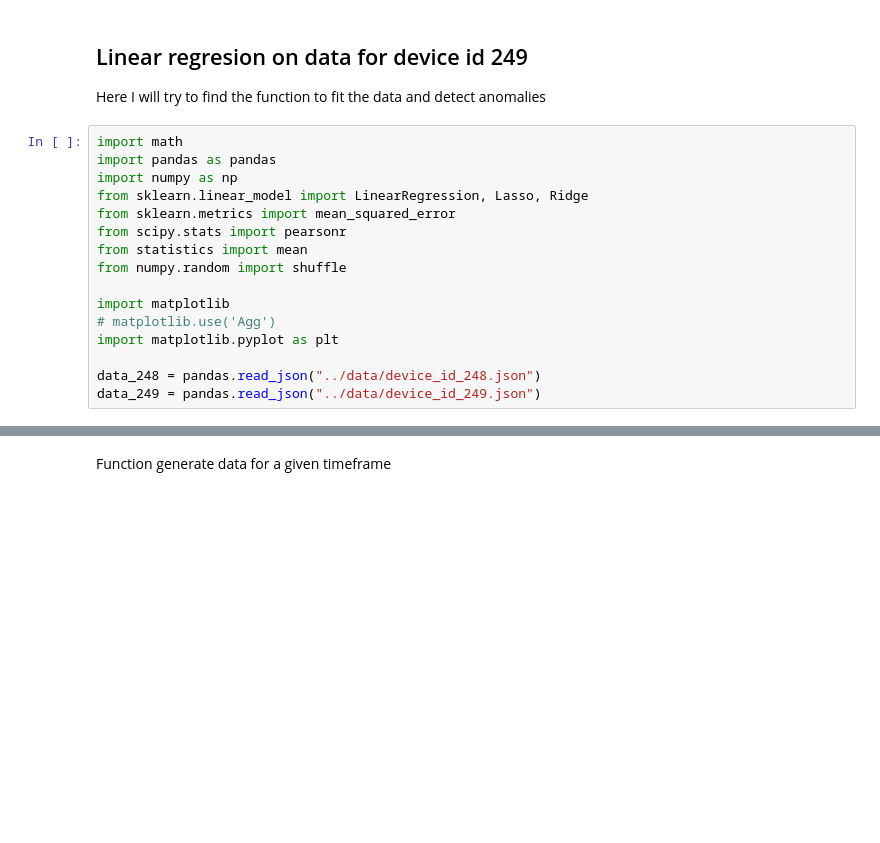
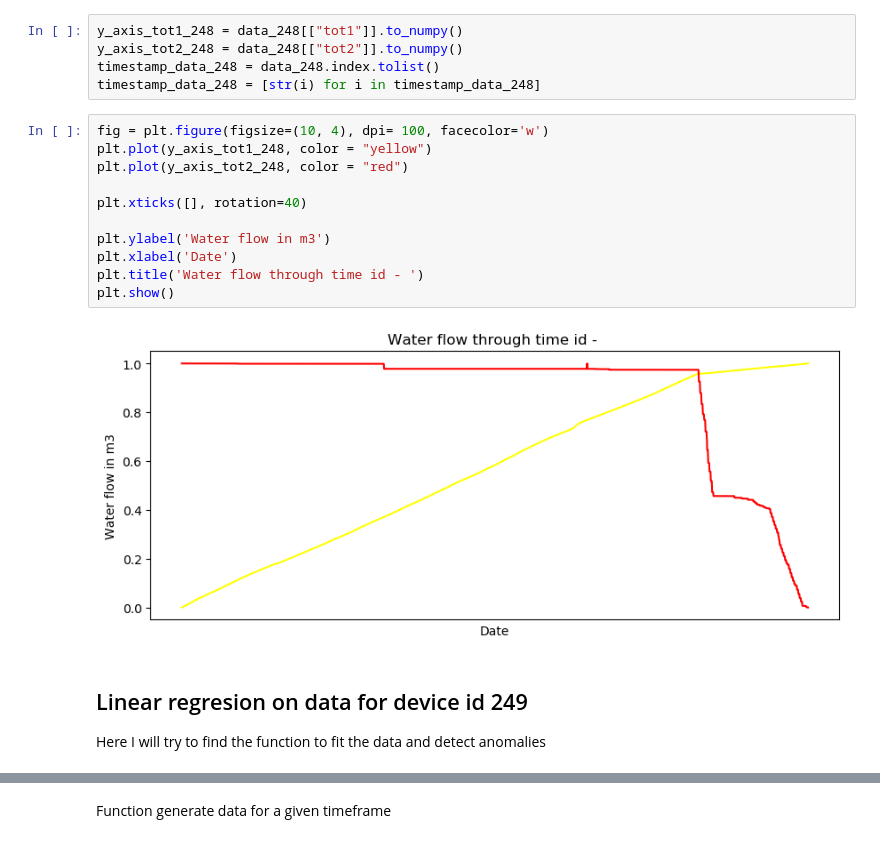
Before and after one commit to Zan-23/IJS_water_loss, a Jupyter notebook: notebooks/Predicting pressure and finding anomalies.ipynb, the cells around one changed output, grey strips where cells are left out. Saved outputs shown, nothing was run; the diff lists cells and outputs as text; blank space fills up the shorter version.

```diff
--- a/notebooks/Predicting pressure and finding anomalies.ipynb
+++ b/notebooks/Predicting pressure and finding anomalies.ipynb
@@ -1,22 +136,24 @@
+# %%
+y_axis_tot1_248 = data_248[["tot1"]].to_numpy()
+y_axis_tot2_248 = data_248[["tot2"]].to_numpy()
+timestamp_data_248 = data_248.index.tolist()
+timestamp_data_248 = [str(i) for i in timestamp_data_248]
+# %%
+fig = plt.figure(figsize=(10, 4), dpi= 100, facecolor='w')
+plt.plot(y_axis_tot1_248, color = "yellow")
+plt.plot(y_axis_tot2_248, color = "red")
+
+plt.xticks([], rotation=40)
+
+plt.ylabel('Water flow in m3')
+plt.xlabel('Date')
+plt.title('Water flow through time id - ')
+plt.show()
+# %% [output]
+[figure, added]
 # %% [markdown]
 ## Linear regresion on data for device id 249
 Here I will try to find the function to fit the data and detect anomalies
-# %%
-import math
-import pandas as pandas
-import numpy as np
-from sklearn.linear_model import LinearRegression, Lasso, Ridge
-from sklearn.metrics import mean_squared_error
-from scipy.stats import pearsonr
-from statistics import mean
-from numpy.random import shuffle
-
-import matplotlib
-# matplotlib.use('Agg')
-import matplotlib.pyplot as plt
-
-data_248 = pandas.read_json("../data/device_id_248.json")
-data_249 = pandas.read_json("../data/device_id_249.json")
 # %%
 # Already prepared data from Intial data analysis - removed empty rows and wrong dates
 data_248
```
Also changed, not shown: parts of 24 cells of this notebook, 2 other files.
